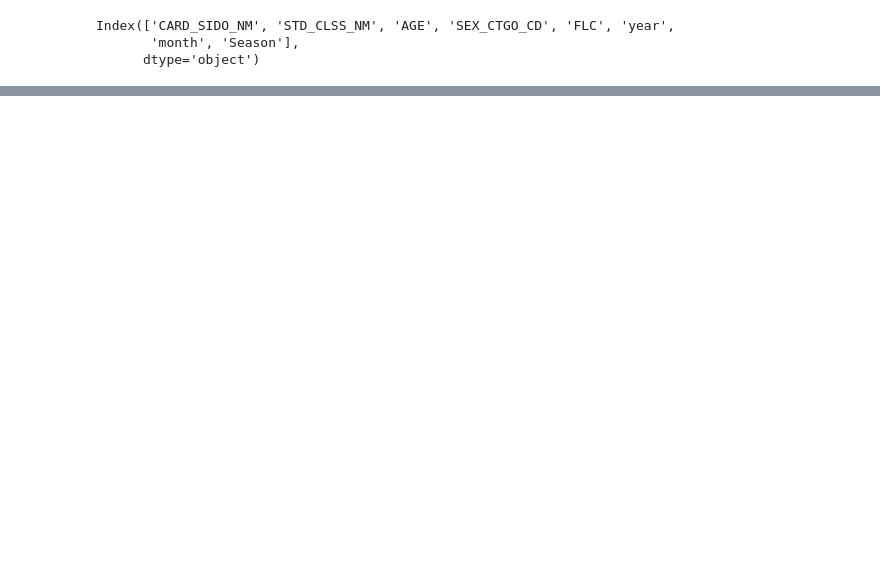
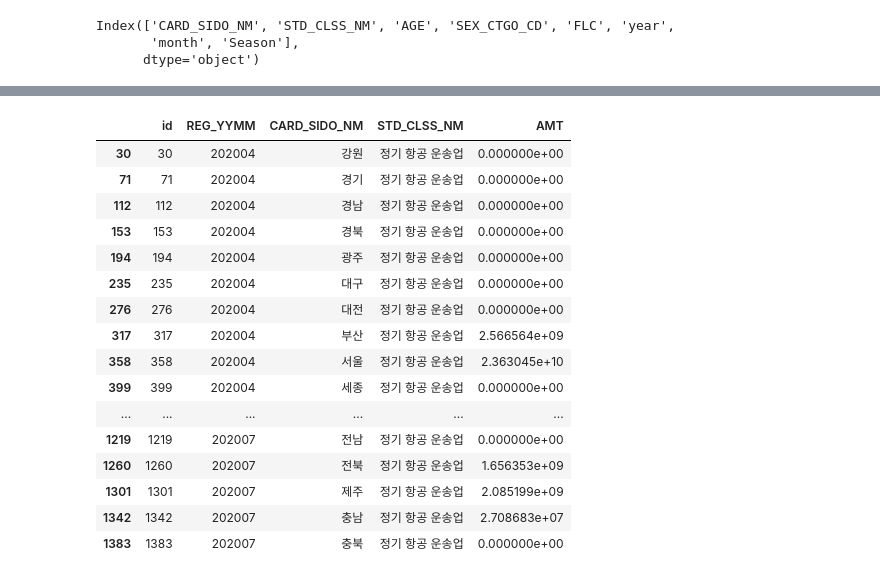
Before and after one commit to Hinterhalter/Jeju-Card-Use-Predict, a Jupyter notebook: LGBM_Season.ipynb, the cells around one changed output, grey strips where cells are left out. Saved outputs shown, nothing was run; the diff lists cells and outputs as text; code cells hidden in the pictures; blank space fills up the shorter version.

```diff
--- a/LGBM_Season.ipynb
+++ b/LGBM_Season.ipynb
@@ -299,0 +319,11 @@ temp.to_csv('./data/clusters/cluster1.csv')
+# %%
+df1 = df_raw.groupby(['REG_YYMM', 'CARD_SIDO_NM', 'STD_CLSS_NM'])['AMT'].sum().reset_index()
+# %%
+sido_list = list(df_raw['CARD_SIDO_NM'].unique())
+clss_list = list(df_raw['STD_CLSS_NM'].unique())
+# %%
+dict1 = dict()
+for i in sido_list:
+    res = df1[df1['CARD_SIDO_NM'] =='{}'.format(i)]['STD_CLSS_NM'].unique()
+    result = set(clss_list) - set(res)
+    dict1['{}'.format(i)] = list(result)
@@ -299,0 +350,27 @@ temp.to_csv('./data/clusters/cluster1.csv')
+# %%
+for idx in range(len(sub)):
+    for k,v in dict1.items():
+        if sub.iloc[idx,2] == k:
+            for clss in v:
+                if sub.iloc[idx,3] == clss:
+                    sub.iloc[idx,4] = 0
+# %%
+sub[sub['STD_CLSS_NM']=='정기 항공 운송업']
+# %% [output]
+|  | id | REG_YYMM | CARD_SIDO_NM | STD_CLSS_NM | AMT |
+| 30 | 30 | 202004 | 강원 | 정기 항공 운송업 | 0.000000e+00 |
+| 71 | 71 | 202004 | 경기 | 정기 항공 운송업 | 0.000000e+00 |
+| 112 | 112 | 202004 | 경남 | 정기 항공 운송업 | 0.000000e+00 |
+| 153 | 153 | 202004 | 경북 | 정기 항공 운송업 | 0.000000e+00 |
+| 194 | 194 | 202004 | 광주 | 정기 항공 운송업 | 0.000000e+00 |
+| 235 | 235 | 202004 | 대구 | 정기 항공 운송업 | 0.000000e+00 |
+| 276 | 276 | 202004 | 대전 | 정기 항공 운송업 | 0.000000e+00 |
+| 317 | 317 | 202004 | 부산 | 정기 항공 운송업 | 2.566564e+09 |
+| 358 | 358 | 202004 | 서울 | 정기 항공 운송업 | 2.363045e+10 |
+| 399 | 399 | 202004 | 세종 | 정기 항공 운송업 | 0.000000e+00 |
+| ... | ... | ... | ... | ... | ... |
+| 1219 | 1219 | 202007 | 전남 | 정기 항공 운송업 | 0.000000e+00 |
+| 1260 | 1260 | 202007 | 전북 | 정기 항공 운송업 | 1.656353e+09 |
+| 1301 | 1301 | 202007 | 제주 | 정기 항공 운송업 | 2.085199e+09 |
+| 1342 | 1342 | 202007 | 충남 | 정기 항공 운송업 | 2.708683e+07 |
+| 1383 | 1383 | 202007 | 충북 | 정기 항공 운송업 | 0.000000e+00 |
```
Also changed, not shown: parts of 18 cells of this notebook, 9 other files.
